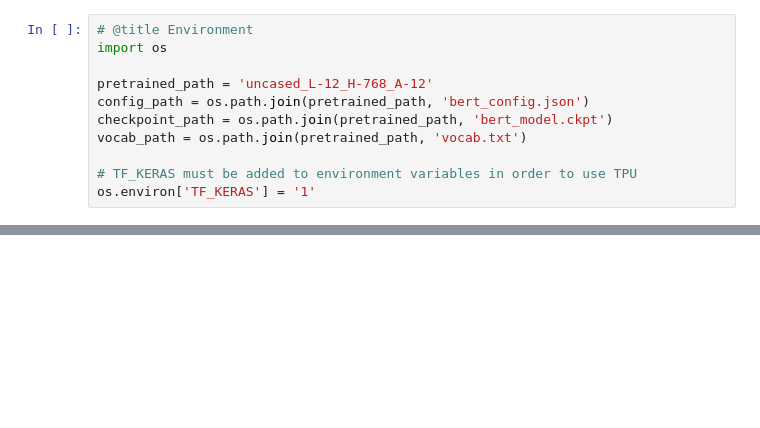
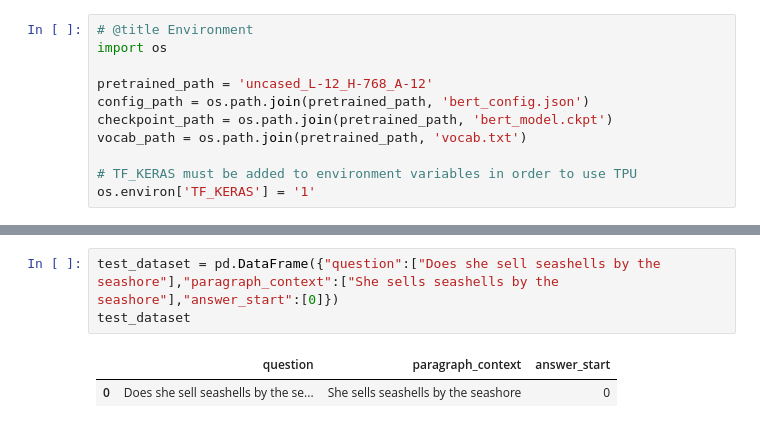
Before and after one commit to moonman239/Capstone-project, a Jupyter notebook: Capstone_project_merged.ipynb, the cells around one changed output, grey strips where cells are left out. Saved outputs shown, nothing was run; the diff lists cells and outputs as text; blank space fills up the shorter version.

```diff
--- a/Capstone_project_merged.ipynb
+++ b/Capstone_project_merged.ipynb
@@ -517,0 +415,6 @@ ________________________________________________________________________________
+# %%
+test_dataset = pd.DataFrame({"question":["Does she sell seashells by the seashore"],"paragraph_context":["She sells seashells by the seashore"],"answer_start":[0]})
+test_dataset
+# %% [output]
+|  | question | paragraph_context | answer_start |
+| 0 | Does she sell seashells by the se... | She sells seashells by the seashore | 0 |
```
Also changed, not shown: parts of 42 cells of this notebook.
